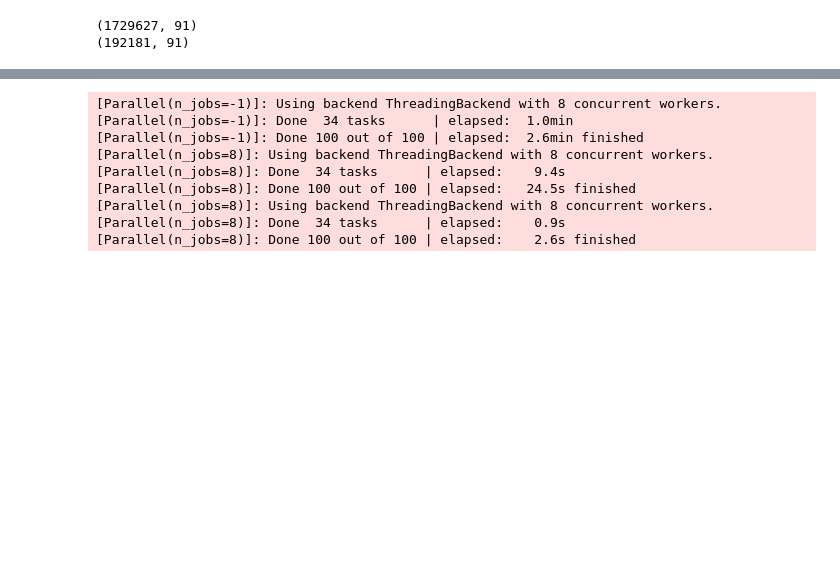
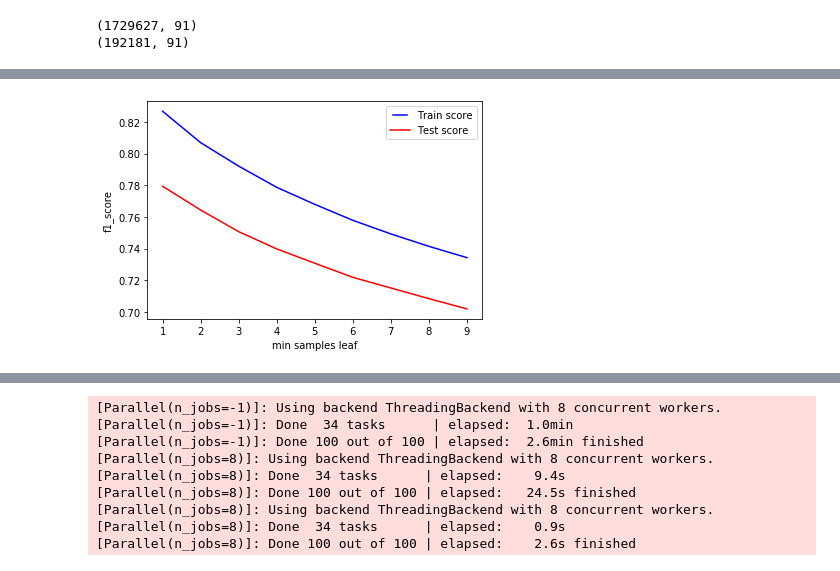
Before and after one commit to jwar663/CarCrashClassifier, a Jupyter notebook: decisionTrees.ipynb, the cells around one changed output, grey strips where cells are left out. Saved outputs shown, nothing was run; the diff lists cells and outputs as text; code cells hidden in the pictures; blank space fills up the shorter version.

```diff
--- a/decisionTrees.ipynb
+++ b/decisionTrees.ipynb
@@ -109,0 +198,24 @@ weighted avg       0.78      0.78      0.78    192181
+# %%
+min_samples_leafs  = range(1,10)
+train_results2 = []
+test_results2 = []
+for min_samples in min_samples_leafs:
+   dt = DecisionTreeClassifier(min_samples_leaf = min_samples)
+   dt.fit(X_train, y_train)
+
+   predict_train = dt.predict(X_train)
+   score = f1_score(y_train,predict_train,labels=pd.unique(predict_train),average='weighted')
+   train_results2.append(score)
+
+   predict_test = dt.predict(X_test)
+   score1 = f1_score(y_test,predict_test,labels=pd.unique(predict_test),average='weighted')
+   test_results2.append(score1)
+
+line1, = plt.plot(min_samples_leafs, train_results2, 'b', label="Train score")
+line2, = plt.plot(min_samples_leafs, test_results2, 'r', label="Test score")
+plt.legend(handler_map={line1: HandlerLine2D(numpoints=2)})
+plt.ylabel('f1_score')
+plt.xlabel('min samples leaf')
+plt.show()
+# %% [output]
+[figure, added]
```
Also changed, not shown: parts of 10 cells of this notebook, 1 other file.
